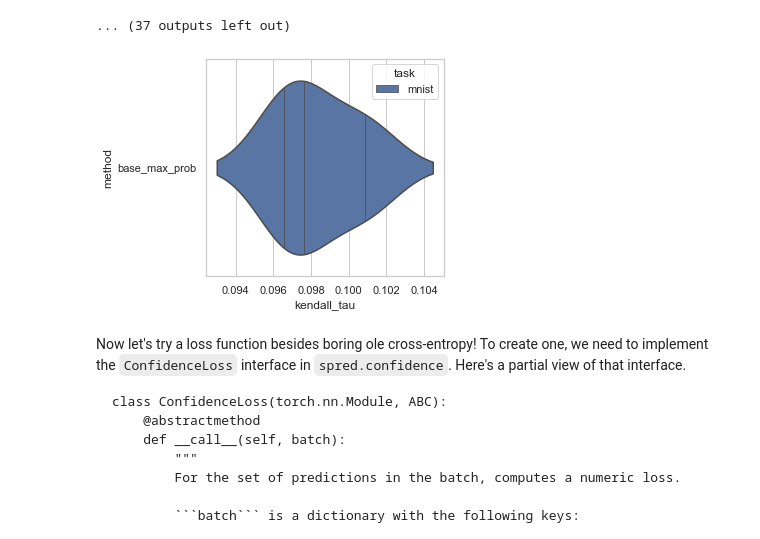
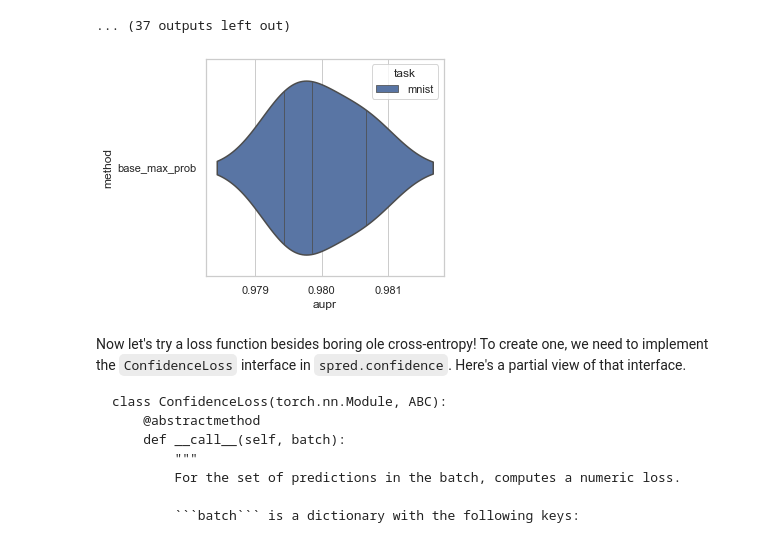
Before and after one commit to Mark-Hopkins-at-Williams/selective-prediction, a Jupyter notebook: docs/loss_tutorial.ipynb, the cells around one changed output. Saved outputs shown, nothing was run; the diff lists cells and outputs as text; code cells hidden in the pictures.

````diff
--- a/docs/loss_tutorial.ipynb
+++ b/docs/loss_tutorial.ipynb
@@ -63,9 +63,9 @@ Epoch 12:
 ... (37 outputs left out)
 # %%
 from spred.analytics import plot_evaluation_metric
-plot_evaluation_metric(ResultDatabase(ce_results), "kendall_tau")
+plot_evaluation_metric(ResultDatabase(ce_results), "aupr")
 # %% [output]
-[figure, old version]
+[figure, new version]
 # %% [markdown]
 Now let's try a loss function besides boring ole cross-entropy! To create one, we need to implement the ```ConfidenceLoss``` interface in ```spred.confidence```. Here's a partial view of that interface.
 
````
Also changed, not shown: parts of 2 cells of this notebook, 1 other file.
